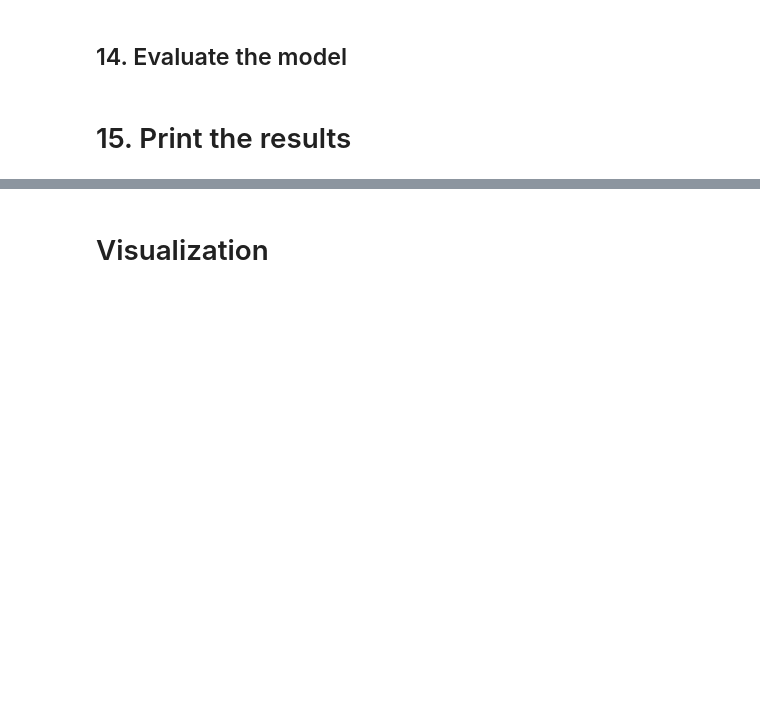
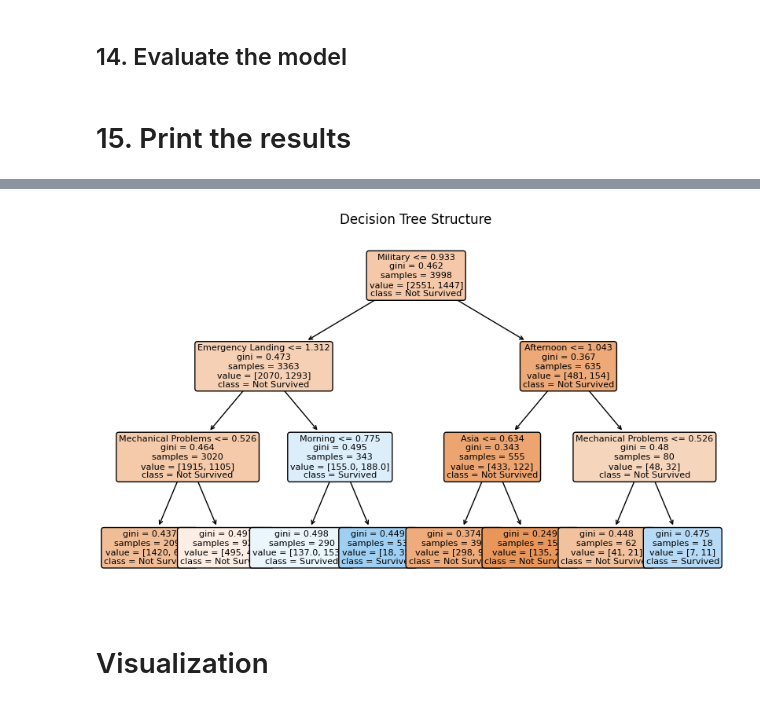
Before and after one commit to Janspitoy/AirplaneCrashes, a Jupyter notebook: notebooks/model-training.ipynb, the cells around one changed output, grey strips where cells are left out. Drawn from its saved outputs; the diff is of its cells as text; code cells hidden in the pictures; blank space fills up the shorter version.

```diff
--- a/notebooks/model-training.ipynb
+++ b/notebooks/model-training.ipynb
@@ -108,3 +163,15 @@ weighted avg       0.87      0.86      0.85      1000
+# %%
+from sklearn.tree import export_graphviz
+from sklearn.tree import plot_tree
+import matplotlib.pyplot as plt
+
+# Plot the tree structure
+plt.figure(figsize=(10, 6))
+plot_tree(dt_model, feature_names=X.columns, class_names=["Not Survived", "Survived"], filled=True, rounded=True, fontsize=8)
+plt.title("Decision Tree Structure")
+plt.show()
+# %% [output]
+[figure, added]
 # %% [markdown]
 # Visualization
 # %%
```
Also changed, not shown: parts of 5 cells of this notebook.
